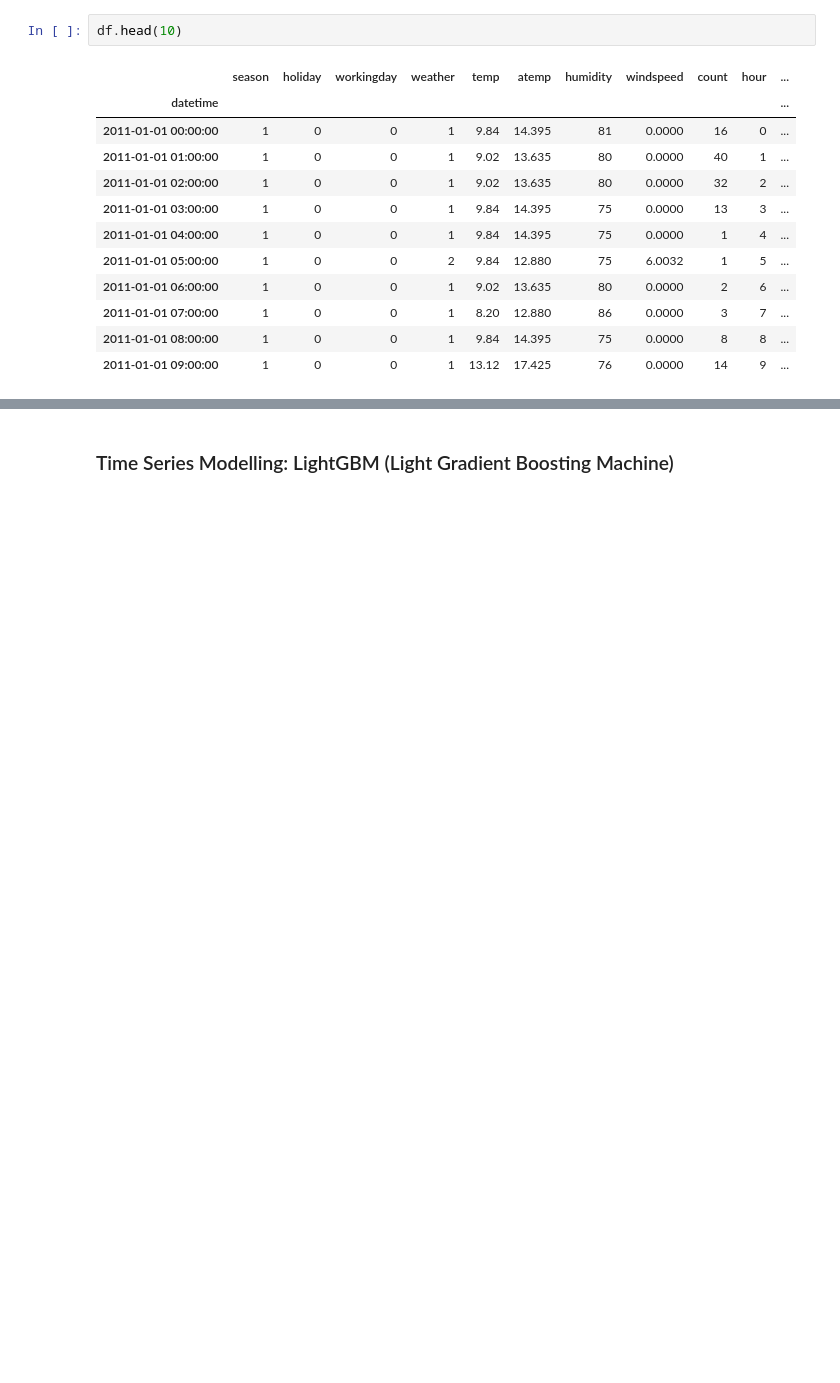
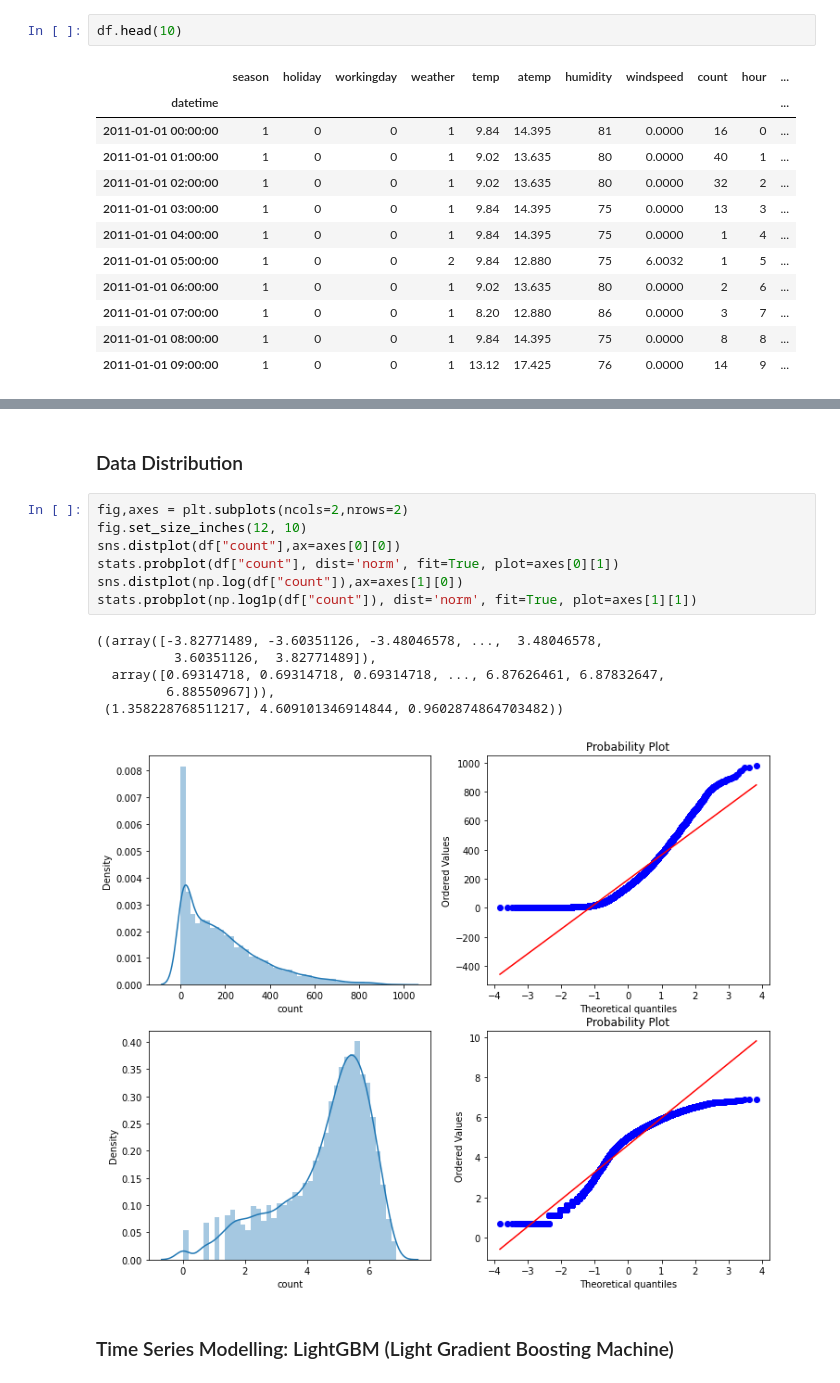
Before and after one commit to ldselvera/bike-sharing-demand-forecast, a Jupyter notebook: bike_share__demand_forecast.ipynb, the cells around one changed output, grey strips where cells are left out. Cells and saved outputs as stored; diff of their text form; blank space fills up the shorter version.

```diff
--- a/bike_share__demand_forecast.ipynb
+++ b/bike_share__demand_forecast.ipynb
@@ -142,3 +185,19 @@ df.head(10)
+# %% [markdown]
+### Data Distribution
+# %%
+fig,axes = plt.subplots(ncols=2,nrows=2)
+fig.set_size_inches(12, 10)
+sns.distplot(df["count"],ax=axes[0][0])
+stats.probplot(df["count"], dist='norm', fit=True, plot=axes[0][1])
+sns.distplot(np.log(df["count"]),ax=axes[1][0])
+stats.probplot(np.log1p(df["count"]), dist='norm', fit=True, plot=axes[1][1])
+# %% [output]
+((array([-3.82771489, -3.60351126, -3.48046578, ...,  3.48046578,
+          3.60351126,  3.82771489]),
+  array([0.69314718, 0.69314718, 0.69314718, ..., 6.87626461, 6.87832647,
+         6.88550967])),
+ (1.358228768511217, 4.609101346914844, 0.9602874864703482))
+[figure, added]
 # %% [markdown]
 ### Time Series Modelling: LightGBM (Light Gradient Boosting Machine)
 # %%
```
Also changed, not shown: parts of 7 cells of this notebook.
